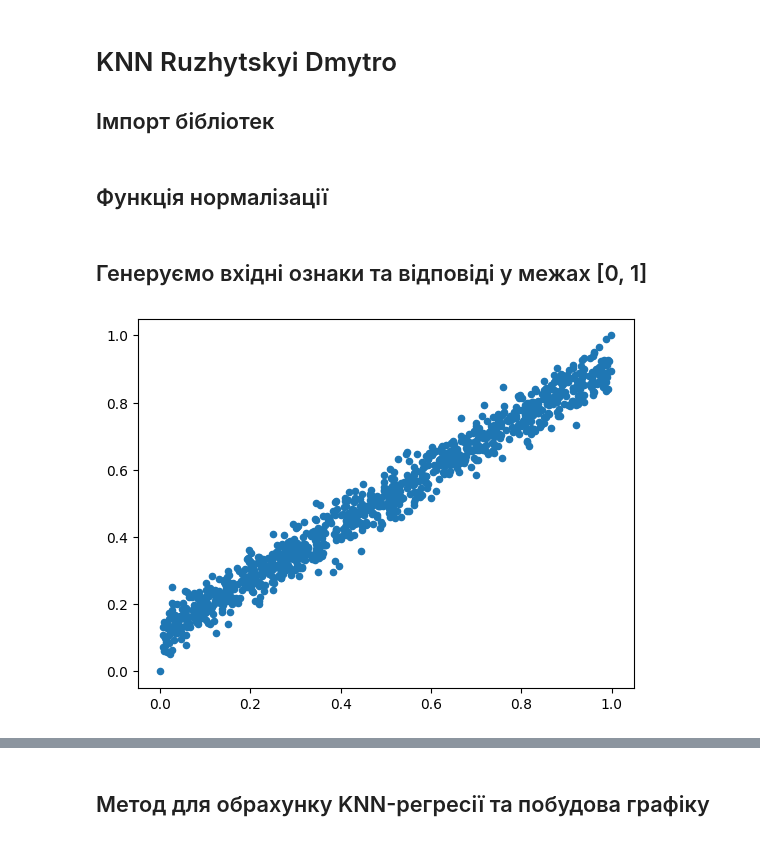
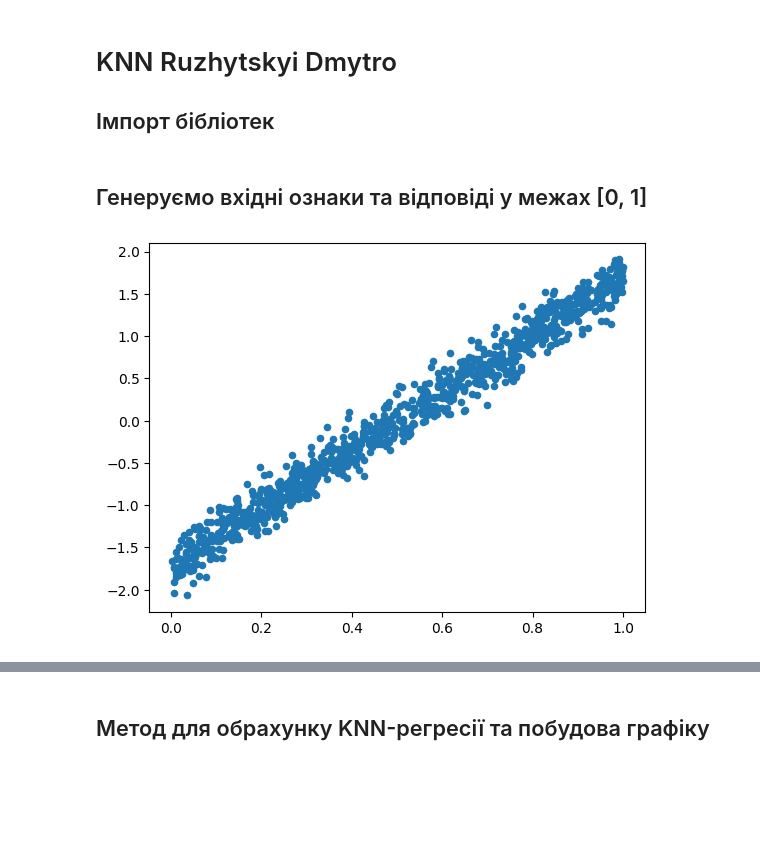
Before and after one commit to dimxn/AI_WUNU, a Jupyter notebook: lab2.ipynb, the cells around one changed output, grey strips where cells are left out. Drawn from its saved outputs; the diff is of its cells as text; code cells hidden in the pictures; blank space fills up the shorter version.

```diff
--- a/lab2.ipynb
+++ b/lab2.ipynb
@@ -14,2 +14,0 @@ from sklearn.metrics import r2_score
-# %% [markdown]
-## Функція нормалізації
@@ -19,16 +15,31 @@ def normalization(data):
 # %% [markdown]
 ## Генеруємо вхідні ознаки та відповіді у межах [0, 1]
 # %%
+# Генерація випадкових даних
 n = 1000
 x = np.random.rand(n)
 y = 13 * x + 18 + np.random.randn(n) * 0.6
-y = normalization(y)
-df = pd.DataFrame({'x': x, 'y': y})
+
+# Створення об'єкта StandardScaler
+normalization = StandardScaler()
+
+# Змінення розмірності змінної y для використання StandardScaler
+y_reshaped = y.reshape(-1, 1)
+
+# Нормалізація цільової змінної y
+y_normalized = normalization.fit_transform(y_reshaped).flatten()
+
+# Створення DataFrame
+df = pd.DataFrame({'x': x, 'y': y_normalized})
+
+# Отримання значень змінної x у вигляді масиву
 x = df[['x']].values
-plt.scatter(x, y, s=20)
+
+# Побудова графіку
+plt.scatter(x, y_normalized, s=20)
 plt.show()
 # %% [output]
-[figure, old version]
+[figure, new version]
 # %%
 plt.figure(figsize=(6, 6))
 
```
Also changed, not shown: parts of 7 cells of this notebook.
